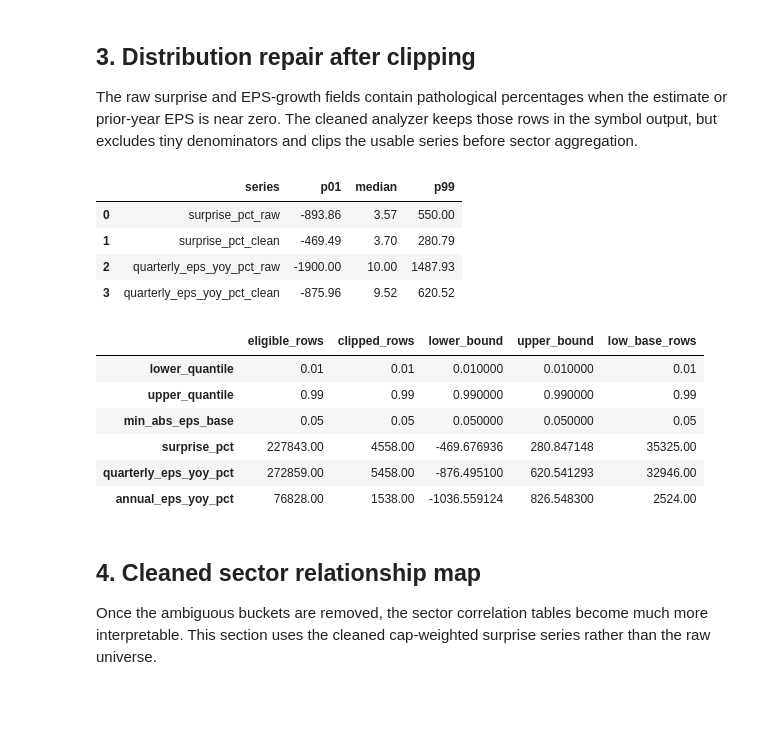
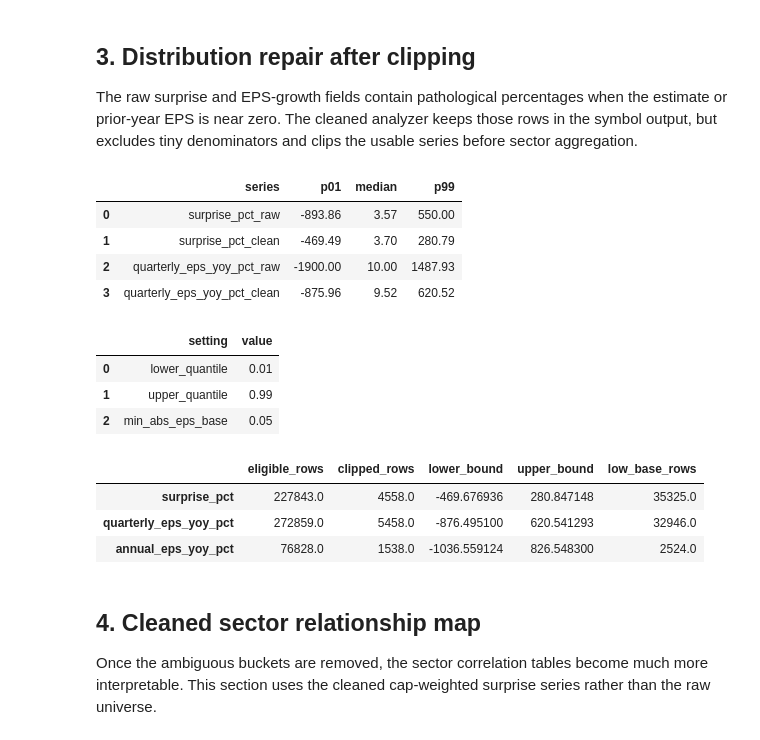
Before and after one commit to tim7en/price_action, a Jupyter notebook: notebooks/sector_fundamentals_research.ipynb, the cells around one changed output. Cells and saved outputs as stored; diff of their text form; code cells hidden in the pictures; blank space fills up the shorter version.

```diff
--- a/notebooks/sector_fundamentals_research.ipynb
+++ b/notebooks/sector_fundamentals_research.ipynb
@@ -162,42 +162,60 @@ The raw surprise and EPS-growth fields contain pathological percentages when the
 # %%
 distribution_table = pd.DataFrame({
     'series': ['surprise_pct_raw', 'surprise_pct_clean', 'quarterly_eps_yoy_pct_raw', 'quarterly_eps_yoy_pct_clean'],
     'p01': [
         quarterly_symbol['surprise_pct_raw'].quantile(0.01),
         quarterly_symbol['surprise_pct'].quantile(0.01),
         quarterly_symbol['quarterly_eps_yoy_pct_raw'].quantile(0.01),
         quarterly_symbol['quarterly_eps_yoy_pct'].quantile(0.01),
     ],
     'median': [
         quarterly_symbol['surprise_pct_raw'].median(),
         quarterly_symbol['surprise_pct'].median(),
         quarterly_symbol['quarterly_eps_yoy_pct_raw'].median(),
         quarterly_symbol['quarterly_eps_yoy_pct'].median(),
     ],
     'p99': [
         quarterly_symbol['surprise_pct_raw'].quantile(0.99),
         quarterly_symbol['surprise_pct'].quantile(0.99),
         quarterly_symbol['quarterly_eps_yoy_pct_raw'].quantile(0.99),
         quarterly_symbol['quarterly_eps_yoy_pct'].quantile(0.99),
     ],
 }).round(2)
 display(distribution_table)
 
-clip_meta = pd.DataFrame(cleaning['outlier_controls']).T
-display(clip_meta)
+clip_settings = pd.DataFrame(
+    {
+        'setting': ['lower_quantile', 'upper_quantile', 'min_abs_eps_base'],
+        'value': [
+            cleaning['outlier_controls']['lower_quantile'],
+            cleaning['outlier_controls']['upper_quantile'],
+            cleaning['outlier_controls']['min_abs_eps_base'],
+        ],
+    }
+)
+clip_series_meta = pd.DataFrame(
+    {
+        key: value
+        for key, value in cleaning['outlier_controls'].items()
+        if isinstance(value, dict)
+    }
+).T
+display(clip_settings)
+display(clip_series_meta)
 # %% [output]
 |  | series | p01 | median | p99 |
 | 0 | surprise_pct_raw | -893.86 | 3.57 | 550.00 |
 | 1 | surprise_pct_clean | -469.49 | 3.70 | 280.79 |
 | 2 | quarterly_eps_yoy_pct_raw | -1900.00 | 10.00 | 1487.93 |
 | 3 | quarterly_eps_yoy_pct_clean | -875.96 | 9.52 | 620.52 |
-|  | eligible_rows | clipped_rows | lower_bound | upper_bound | low_base_rows |
-| lower_quantile | 0.01 | 0.01 | 0.010000 | 0.010000 | 0.01 |
-| upper_quantile | 0.99 | 0.99 | 0.990000 | 0.990000 | 0.99 |
-| min_abs_eps_base | 0.05 | 0.05 | 0.050000 | 0.050000 | 0.05 |
-| surprise_pct | 227843.00 | 4558.00 | -469.676936 | 280.847148 | 35325.00 |
-| quarterly_eps_yoy_pct | 272859.00 | 5458.00 | -876.495100 | 620.541293 | 32946.00 |
-| annual_eps_yoy_pct | 76828.00 | 1538.00 | -1036.559124 | 826.548300 | 2524.00 |
+|  | setting | value |
+| 0 | lower_quantile | 0.01 |
+| 1 | upper_quantile | 0.99 |
+| 2 | min_abs_eps_base | 0.05 |
+|  | eligible_rows | clipped_rows | lower_bound | upper_bound | low_base_rows |
+| surprise_pct | 227843.0 | 4558.0 | -469.676936 | 280.847148 | 35325.0 |
+| quarterly_eps_yoy_pct | 272859.0 | 5458.0 | -876.495100 | 620.541293 | 32946.0 |
+| annual_eps_yoy_pct | 76828.0 | 1538.0 | -1036.559124 | 826.548300 | 2524.0 |
 # %% [markdown]
 ## 4. Cleaned sector relationship map
 
```
Also changed, not shown: parts of 5 cells of this notebook, 1 other file.
